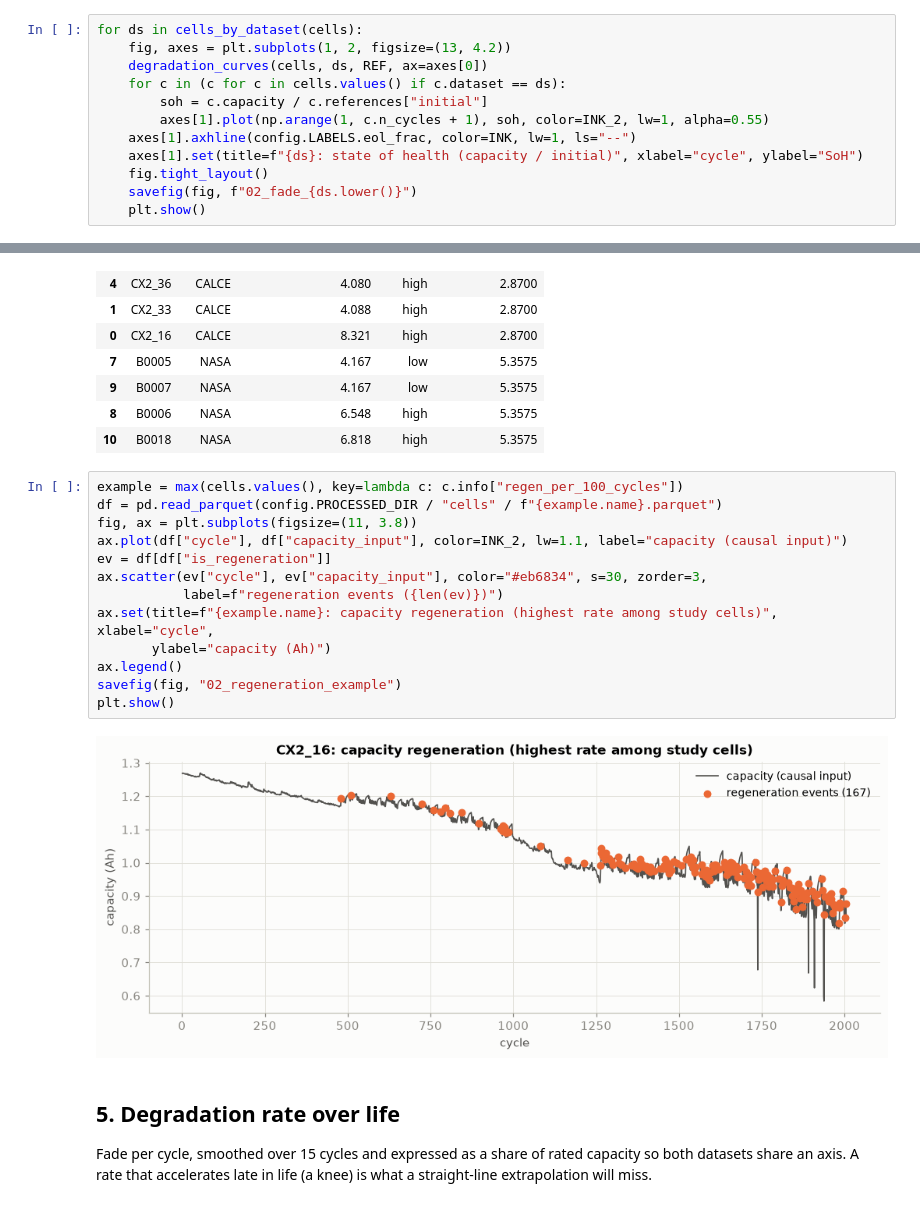
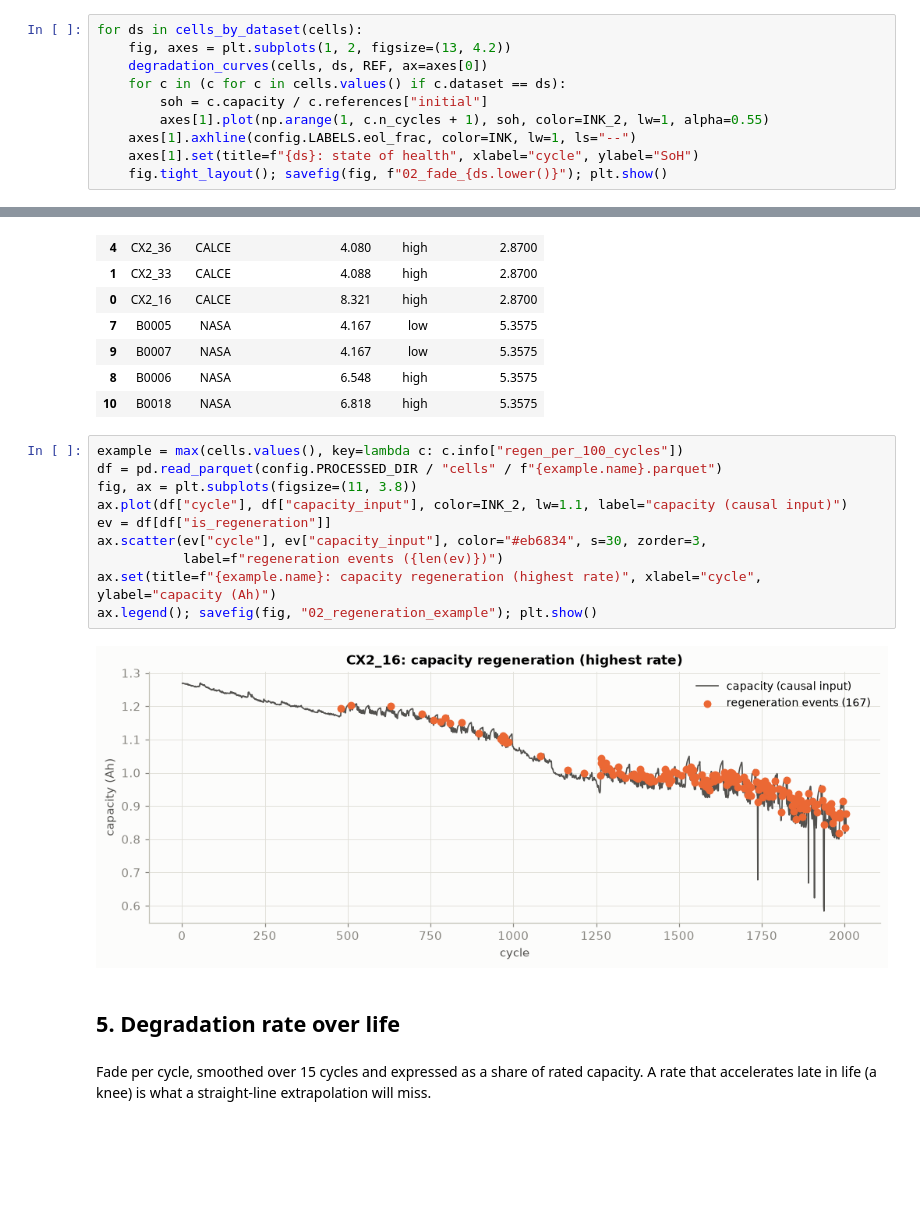
Before and after one commit to AIVIETNAM-AIO-chaugavinnguyenece/rul_prediction_research, a Jupyter notebook: notebooks/02_EDA.ipynb, the cells around one changed output, grey strips where cells are left out. Cells and saved outputs as stored; diff of their text form; blank space fills up the shorter version.

```diff
--- a/notebooks/02_EDA.ipynb
+++ b/notebooks/02_EDA.ipynb
@@ -96,8 +83,6 @@ for ds in cells_by_dataset(cells):
         soh = c.capacity / c.references["initial"]
         axes[1].plot(np.arange(1, c.n_cycles + 1), soh, color=INK_2, lw=1, alpha=0.55)
     axes[1].axhline(config.LABELS.eol_frac, color=INK, lw=1, ls="--")
-    axes[1].set(title=f"{ds}: state of health (capacity / initial)", xlabel="cycle", ylabel="SoH")
-    fig.tight_layout()
-    savefig(fig, f"02_fade_{ds.lower()}")
-    plt.show()
+    axes[1].set(title=f"{ds}: state of health", xlabel="cycle", ylabel="SoH")
+    fig.tight_layout(); savefig(fig, f"02_fade_{ds.lower()}"); plt.show()
 # %% [output]
@@ -165,23 +144,19 @@ regimes.sort_values(["dataset", "regen_per_100_cycles"])
 # %%
 example = max(cells.values(), key=lambda c: c.info["regen_per_100_cycles"])
 df = pd.read_parquet(config.PROCESSED_DIR / "cells" / f"{example.name}.parquet")
 fig, ax = plt.subplots(figsize=(11, 3.8))
 ax.plot(df["cycle"], df["capacity_input"], color=INK_2, lw=1.1, label="capacity (causal input)")
 ev = df[df["is_regeneration"]]
 ax.scatter(ev["cycle"], ev["capacity_input"], color="#eb6834", s=30, zorder=3,
            label=f"regeneration events ({len(ev)})")
-ax.set(title=f"{example.name}: capacity regeneration (highest rate among study cells)", xlabel="cycle",
-       ylabel="capacity (Ah)")
-ax.legend()
-savefig(fig, "02_regeneration_example")
-plt.show()
+ax.set(title=f"{example.name}: capacity regeneration (highest rate)", xlabel="cycle", ylabel="capacity (Ah)")
+ax.legend(); savefig(fig, "02_regeneration_example"); plt.show()
 # %% [output]
-[figure, old version]
+[figure, new version]
+# %% [markdown]
+## 5. Degradation rate over life
 # %% [markdown]
-## 5. Degradation rate over life
-
-Fade per cycle, smoothed over 15 cycles and expressed as a share of rated capacity so both datasets share an axis.
-A rate that accelerates late in life (a knee) is what a straight-line extrapolation will miss.
+Fade per cycle, smoothed over 15 cycles and expressed as a share of rated capacity. A rate that accelerates late in life (a knee) is what a straight-line extrapolation will miss.
 # %%
 fig, axes = plt.subplots(1, len(cells_by_dataset(cells)), figsize=(13, 3.8), squeeze=False)
 for ax, ds in zip(axes[0], cells_by_dataset(cells)):
```
Also changed, not shown: parts of 44 cells of this notebook, 43 other files.
